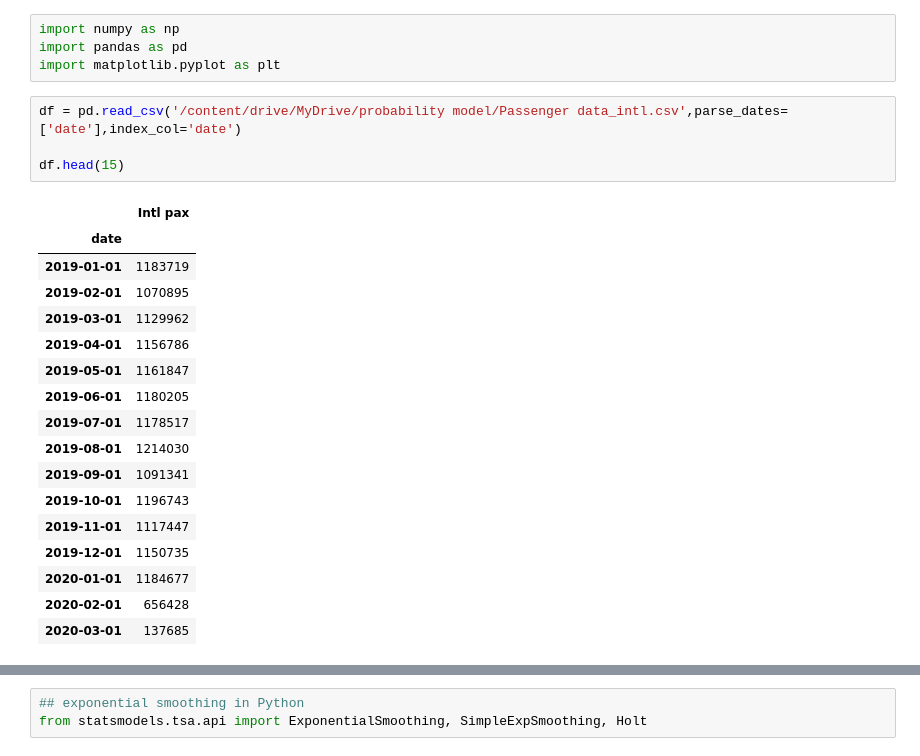
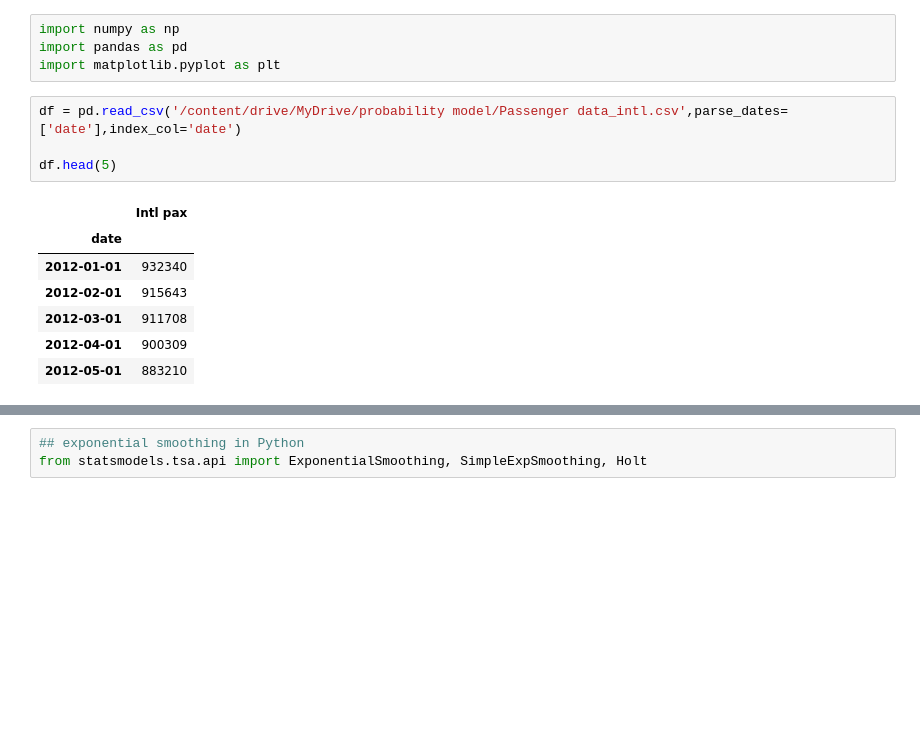
Before and after one commit to sejii93/Probability-Model, a Jupyter notebook: Exponential_Smoothing_ipynb의_사본.ipynb, the cells around one changed output, grey strips where cells are left out. Drawn from its saved outputs; the diff is of its cells as text; blank space fills up the shorter version.

```diff
--- a/Exponential_Smoothing_ipynb의_사본.ipynb
+++ b/Exponential_Smoothing_ipynb의_사본.ipynb
@@ -7,25 +7,15 @@ import matplotlib.pyplot as plt
 # %%
 df = pd.read_csv('/content/drive/MyDrive/probability model/Passenger data_intl.csv',parse_dates=['date'],index_col='date')
 
-df.head(15)
+df.head(5)
 # %% [output]
 |  | Intl pax |
 | date |  |
-| 2019-01-01 | 1183719 |
-| 2019-02-01 | 1070895 |
-| 2019-03-01 | 1129962 |
-| 2019-04-01 | 1156786 |
-| 2019-05-01 | 1161847 |
-| 2019-06-01 | 1180205 |
-| 2019-07-01 | 1178517 |
-| 2019-08-01 | 1214030 |
-| 2019-09-01 | 1091341 |
-| 2019-10-01 | 1196743 |
-| 2019-11-01 | 1117447 |
-| 2019-12-01 | 1150735 |
-| 2020-01-01 | 1184677 |
-| 2020-02-01 | 656428 |
-| 2020-03-01 | 137685 |
+| 2012-01-01 | 932340 |
+| 2012-02-01 | 915643 |
+| 2012-03-01 | 911708 |
+| 2012-04-01 | 900309 |
+| 2012-05-01 | 883210 |
 # %%
 ## time series plot
 df.plot(figsize=[12,8])
```
Also changed, not shown: parts of 16 cells of this notebook.
